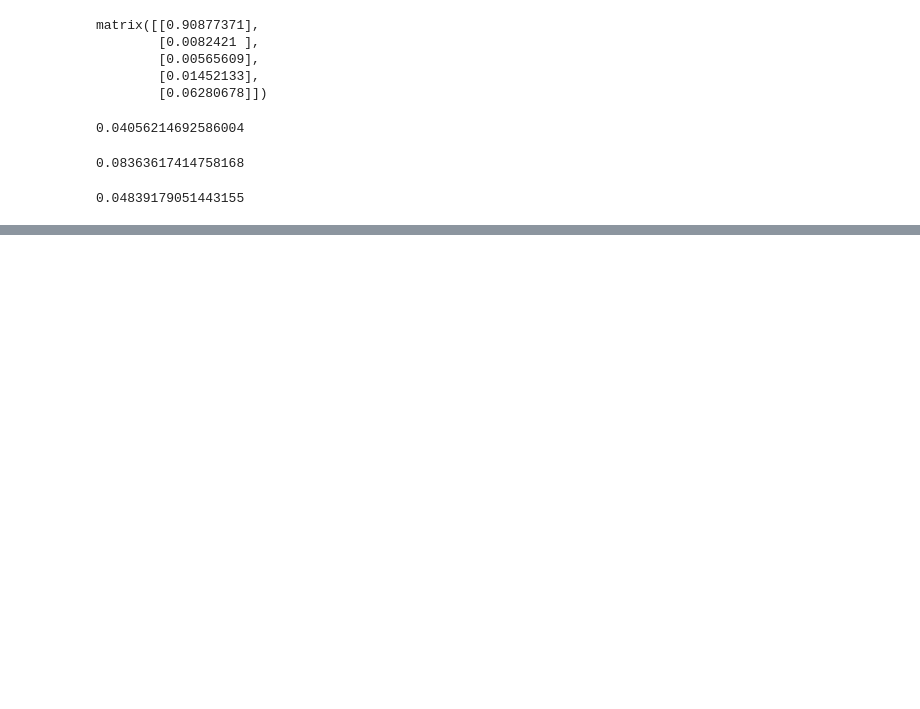
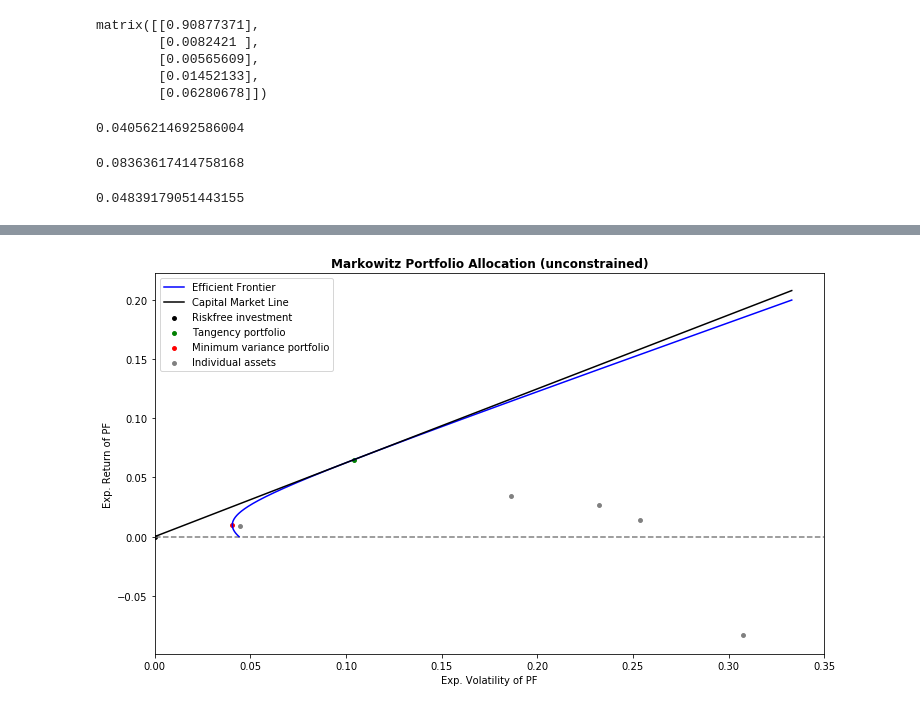
Before and after one commit to oliverwsd/Finance, a Jupyter notebook: ProblemSet2.ipynb, the cells around one changed output, grey strips where cells are left out. Cells and saved outputs as stored; diff of their text form; code cells hidden in the pictures; blank space fills up the shorter version.

```diff
--- a/ProblemSet2.ipynb
+++ b/ProblemSet2.ipynb
@@ -127,7 +127,7 @@ for i in range(n):
   w_i = g + h * mu_i
   w_ef[i,:] = w_i.T
   mu_ef[i] = mu_i #correct
-  sigma_ef[i] = math.sqrt(w_i.getT().dot(Cov).dot(w_i)
+  sigma_ef[i] = math.sqrt(w_i.getT().dot(Cov).dot(w_i))
 # %%
 w_ef[0,1]
 # %% [output]
@@ -146,3 +146,72 @@ max_index = np.argmax(sharp)
 w_tp = w_ef[max_index,:]
 mu_tp = mu_ef[max_index,:].item()
 sigma_tp = sigma_ef[max_index,:].item()
+# %%
+# Visualization - not graded
+# --------------------------
+import matplotlib.pyplot as plt
+
+
+# Print interesting statistics like weights, exp. returns and variance of the minimum variance and tangency portfolio
+#
+print()
+print('Unconstrained Markowitz Optimization')
+print('====================================')
+print()
+print('Minimum Variance Portfolio')
+print('--------------------------')
+print('Weights:         ', np.round(w_mvp.getT(), 2))
+print('Exp. Return:     ', np.round(mu_mvp, 2))
+print('Exp. Volatility: ', np.round(sigma_mvp, 2))
+print()
+print('Tangency Portfolio')
+print('------------------')
+print('Weights          : ', np.round(w_tp, 2))
+print('Exp. Return      : ', np.round(mu_tp, 2))
+print('Exp. Volatility  : ', np.round(sigma_tp, 2))
+print('Exp. Sharpe Ratio: ', np.round( (mu_tp - riskfree)/sigma_tp, 2 ) )
+print()
+
+
+# Plot the portfolios defining the efficient frontier
+#
+plt.figure(3, figsize = (12, 7))
+
+# Add a horizontal line at the 0 return
+plt.axhline(y = 0, linestyle = '--', color = 'gray')
+
+# Add the efficient frontier
+plt.plot(sigma_ef, mu_ef, color = 'blue', label = 'Efficient Frontier')
+
+# Add the capital market line
+sharpe_tp = ( (mu_tp - riskfree) / sigma_tp )
+cx = np.linspace(0.0, np.max(sigma_ef))
+plt.plot(cx, riskfree + sharpe_tp * cx, color = 'black', label = 'Capital Market Line')
+
+# Add the risk free rate
+plt.scatter([0], [riskfree], s = 15, color = 'black', label = 'Riskfree investment')
+
+# Add the tangency portfolio
+plt.scatter([sigma_tp], [mu_tp], s = 15, color = 'green', label = 'Tangency portfolio')
+
+# Add the mvp portfolio
+plt.scatter([sigma_mvp], [mu_mvp], s = 15, color = 'red', label = 'Minimum variance portfolio')
+
+# Add the single assets
+plt.scatter(std_annual.values, avg_ret_annual.values, s = 15, color = 'gray', label = 'Individual assets')
+
+# Describe the axis
+plt.xlabel('Exp. Volatility of PF')
+plt.ylabel('Exp. Return of PF')
+
+# Set x axis boundaries
+plt.xlim((0, 0.35))
+
+# Add a title
+plt.title('Markowitz Portfolio Allocation (unconstrained)', fontweight = 'bold')
+
+# Add a legend
+plt.legend()
+
+plt.show()
+# %% [output]
@@ -148,0 +233 @@ sigma_tp = sigma_ef[max_index,:].item()
+[figure, added]
```
Also changed, not shown: parts of 1 cell of this notebook.
